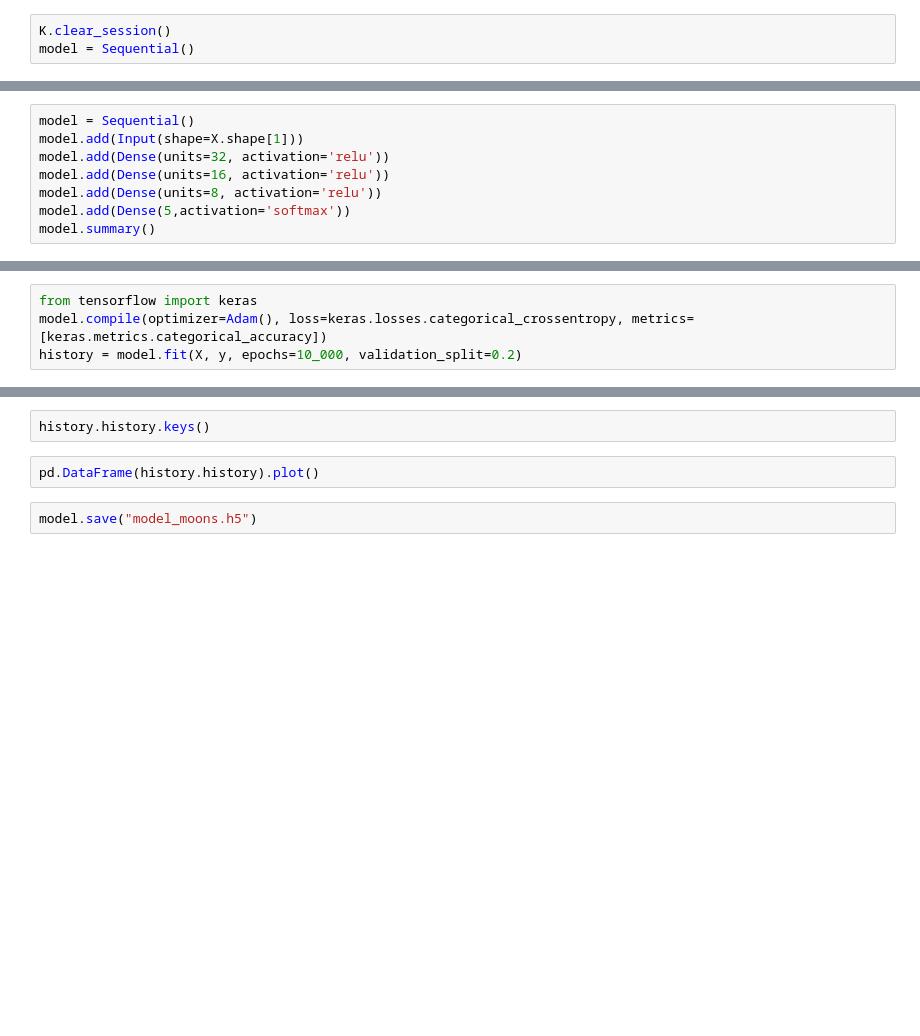
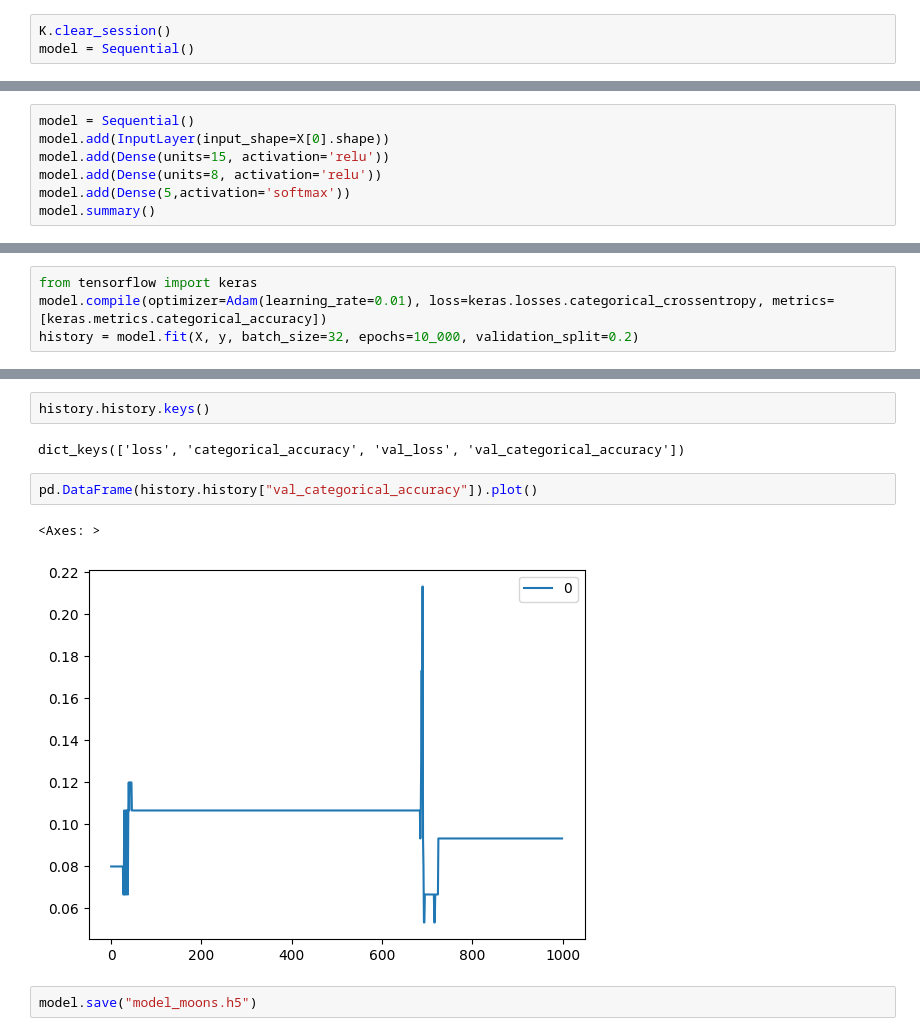
Before and after one commit to Berkay-Bozkurt/Skin-Disease-Detection, a Jupyter notebook: ANN_model.ipynb, the cells around one changed output, grey strips where cells are left out. Saved outputs shown, nothing was run; the diff lists cells and outputs as text; blank space fills up the shorter version.

Commit message:
ANN model for csv

```diff
--- a/ANN_model.ipynb
+++ b/ANN_model.ipynb
@@ -51,8 +75,7 @@ model = Sequential()
 # %%
 model = Sequential()
-model.add(Input(shape=X.shape[1]))
-model.add(Dense(units=32, activation='relu'))
-model.add(Dense(units=16, activation='relu'))
+model.add(InputLayer(input_shape=X[0].shape))
+model.add(Dense(units=15, activation='relu'))
 model.add(Dense(units=8, activation='relu'))
 model.add(Dense(5,activation='softmax'))
 model.summary()
@@ -59,4 +98,4 @@ model.summary()
 # %%
 from tensorflow import keras
-model.compile(optimizer=Adam(), loss=keras.losses.categorical_crossentropy, metrics=[keras.metrics.categorical_accuracy])
-history = model.fit(X, y, epochs=10_000, validation_split=0.2)
+model.compile(optimizer=Adam(learning_rate=0.01), loss=keras.losses.categorical_crossentropy, metrics=[keras.metrics.categorical_accuracy])
+history = model.fit(X, y, batch_size=32, epochs=10_000, validation_split=0.2)
@@ -63,7 +120,12 @@ history = model.fit(X, y, epochs=10_000, validation_split=0.2)
 # %%
 history.history.keys()
+# %% [output]
+dict_keys(['loss', 'categorical_accuracy', 'val_loss', 'val_categorical_accuracy'])
 # %%
-pd.DataFrame(history.history).plot()
+pd.DataFrame(history.history["val_categorical_accuracy"]).plot()
+# %% [output]
+<Axes: >
+[figure, added]
 # %%
 model.save("model_moons.h5")
 # %%
```
Also changed, not shown: parts of 8 cells of this notebook.
